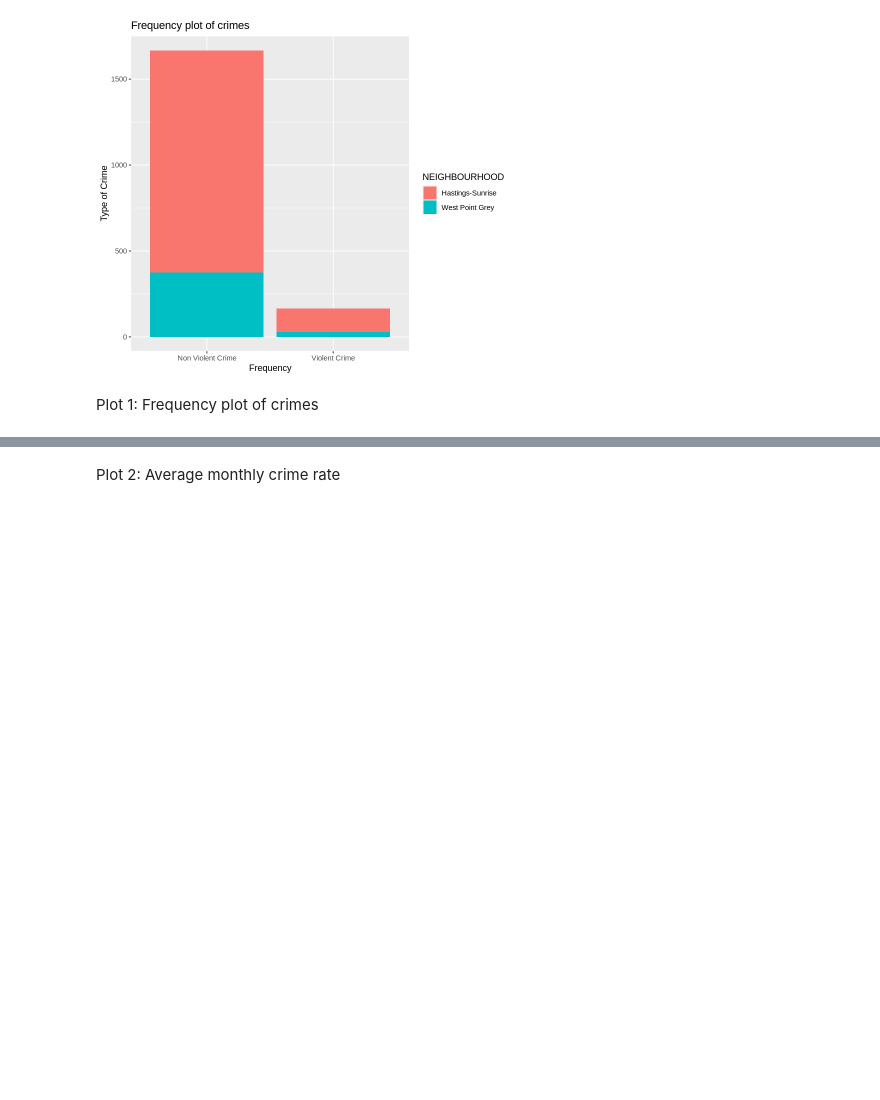
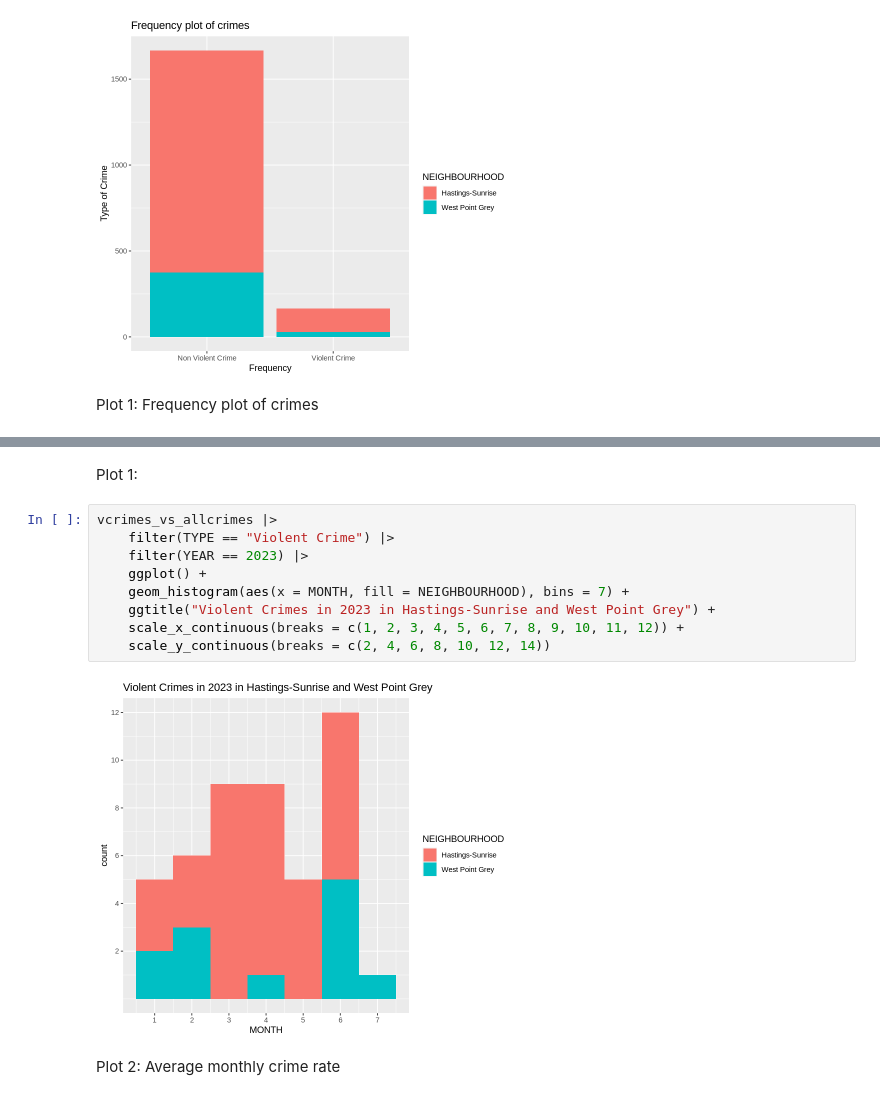
Before and after one commit to Carson-Lu/stat201project-Group27, a Jupyter notebook: proposal.ipynb, the cells around one changed output, grey strips where cells are left out. Drawn from its saved outputs; the diff is of its cells as text; blank space fills up the shorter version.

```diff
--- a/proposal.ipynb
+++ b/proposal.ipynb
@@ -154,3 +155,16 @@ A tibble: 6 × 4
+# %% [markdown]
+Plot 1:
+# %%
+vcrimes_vs_allcrimes |>
+    filter(TYPE == "Violent Crime") |>
+    filter(YEAR == 2023) |>
+    ggplot() +
+    geom_histogram(aes(x = MONTH, fill = NEIGHBOURHOOD), bins = 7) +
+    ggtitle("Violent Crimes in 2023 in Hastings-Sunrise and West Point Grey") +
+    scale_x_continuous(breaks = c(1, 2, 3, 4, 5, 6, 7, 8, 9, 10, 11, 12)) +
+    scale_y_continuous(breaks = c(2, 4, 6, 8, 10, 12, 14))
+# %% [output]
+[figure, added]
 # %% [markdown]
 Plot 2: Average monthly crime rate
 # %% [markdown]
```
Also changed, not shown: parts of 5 cells of this notebook.
